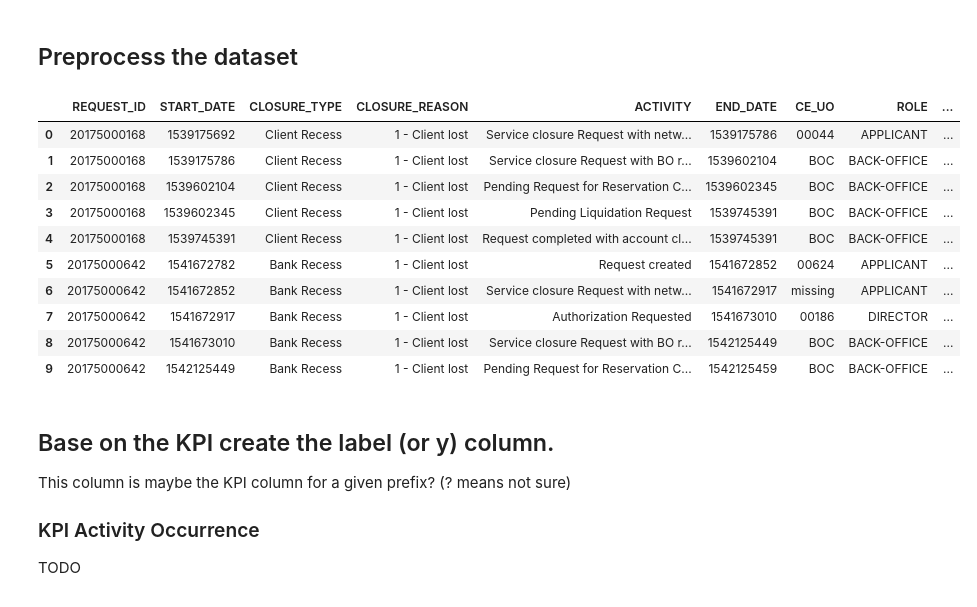
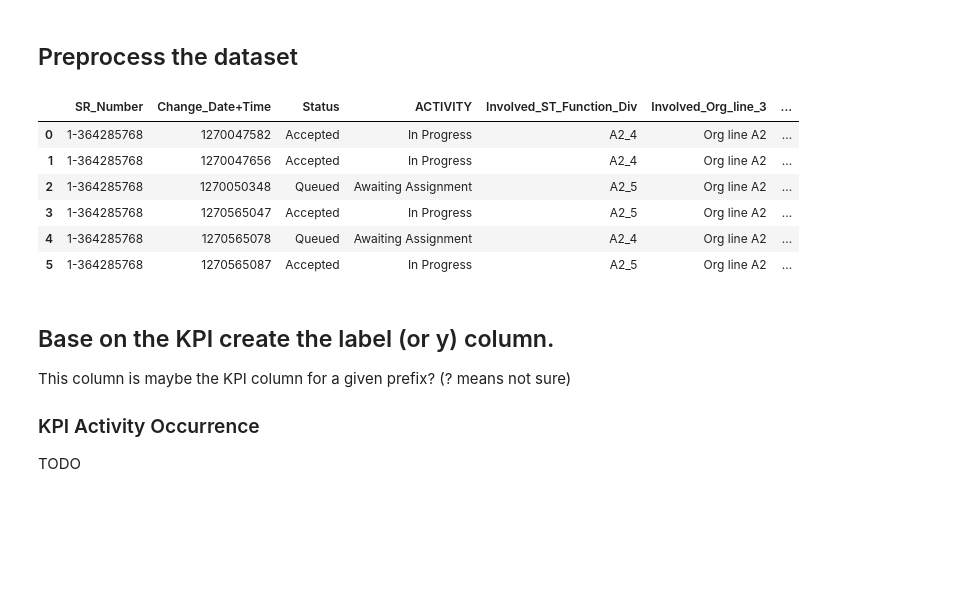
Before and after one commit to herozero777/explainable-prescriptive-analytics, a Jupyter notebook: src/00_preprocess_event_logs.ipynb, the cells around one changed output. Drawn from its saved outputs; the diff is of its cells as text; code cells hidden in the pictures; blank space fills up the shorter version.

```diff
--- a/src/00_preprocess_event_logs.ipynb
+++ b/src/00_preprocess_event_logs.ipynb
@@ -26,10 +32,10 @@ class EventLog:
 # Select the dataset to use
 # data_file_path = "./data/VINST_cases_incidents_mini.csv"
 # data_file_path = "./data/VINST cases incidents.csv"
-# dataset = "VINST cases incidents.csv"  # VINST case incident
-dataset = "completed.csv"              # bank_account_closure
+dataset = "VINST cases incidents.csv"  # VINST case incident, for Total Time KPI case
+# dataset = "completed.csv"                # bank_account_closure
 # %%
-data_dir = "../data"
+data_dir = "./data"
 data_file_path = os.path.join(data_dir, dataset)
 if dataset == "completed.csv":
     KPI = "activity_occurrence"
@@ -48,11 +54,11 @@ else:
     start_date_name = 'Change_Date+Time'  # Maybe change to start_et (start even time)
     activity_column_name = "ACTIVITY"
     end_date_name = None
-
+    train_size = 0.8
     df = pd.read_csv(data_file_path, parse_dates=[1])  # concern: what is date col position is different?
     df[start_date_name] = df[start_date_name].view('int64') // 10**9  # 10**9 Converts nanoseconds to seconds
 
-preprocessed_data_dir = "../preprocessed_datasets"
+preprocessed_data_dir = "./preprocessed_datasets"
 use_saved_model = False
 # %%
 print(f"Number of rows: {len(df):,}")
@@ -114,7 +120,7 @@ def get_time_from_midnight(dt_obj: pd.Timestamp) -> int:
     """
     return dt_obj.hour * 3600 + dt_obj.minute * 60 + dt_obj.second
 
-def add_features(df, case_id_name: str, start_date_name: str) -> pd.DataFrame:
+def add_features(df, case_id_name: str, start_date_name: str, end_date_name=None) -> pd.DataFrame:
     """
     Times that are integer are in seconds.
     """
@@ -122,7 +128,8 @@ def add_features(df, case_id_name: str, start_date_name: str) -> pd.DataFrame:
     df["time_from_previous_et"] = 0
     df["time_from_midnight"] = 0
     df["weekday"] = 0
-    df["activity_duration"] = 0
+    if end_date_name is not None:
+        df["activity_duration"] = 0
     df["time_remaining"] = 0
 
     gdf = df.groupby(case_id_name)
@@ -188,23 +195,19 @@ def change_history(df, activity_column_name="ACTIVITY"):
             df.at[i, '# ' + activity_column_name + '=' + act] -= 1
     return df
 # %%
-df = add_features(df, case_id_name, start_date_name)
+df = add_features(df, case_id_name, start_date_name, end_date_name)
 df = add_aggregated_history(df, case_id_name, activity_column_name)
 df = change_history(df, activity_column_name=activity_column_name)
 # %%
-df[:10]
+df[:6]
 # %% [output]
-|  | REQUEST_ID | START_DATE | CLOSURE_TYPE | CLOSURE_REASON | ACTIVITY | END_DATE | CE_UO | ROLE | ... |
-| 0 | 20175000168 | 1539175692 | Client Recess | 1 - Client lost | Service closure Request with netw... | 1539175786 | 00044 | APPLICANT | ... |
-| 1 | 20175000168 | 1539175786 | Client Recess | 1 - Client lost | Service closure Request with BO r... | 1539602104 | BOC | BACK-OFFICE | ... |
-| 2 | 20175000168 | 1539602104 | Client Recess | 1 - Client lost | Pending Request for Reservation C... | 1539602345 | BOC | BACK-OFFICE | ... |
-| 3 | 20175000168 | 1539602345 | Client Recess | 1 - Client lost | Pending Liquidation Request | 1539745391 | BOC | BACK-OFFICE | ... |
-| 4 | 20175000168 | 1539745391 | Client Recess | 1 - Client lost | Request completed with account cl... | 1539745391 | BOC | BACK-OFFICE | ... |
-| 5 | 20175000642 | 1541672782 | Bank Recess | 1 - Client lost | Request created | 1541672852 | 00624 | APPLICANT | ... |
-| 6 | 20175000642 | 1541672852 | Bank Recess | 1 - Client lost | Service closure Request with netw... | 1541672917 | missing | APPLICANT | ... |
-| 7 | 20175000642 | 1541672917 | Bank Recess | 1 - Client lost | Authorization Requested | 1541673010 | 00186 | DIRECTOR | ... |
-| 8 | 20175000642 | 1541673010 | Bank Recess | 1 - Client lost | Service closure Request with BO r... | 1542125449 | BOC | BACK-OFFICE | ... |
-| 9 | 20175000642 | 1542125449 | Bank Recess | 1 - Client lost | Pending Request for Reservation C... | 1542125459 | BOC | BACK-OFFICE | ... |
+|  | SR_Number | Change_Date+Time | Status | ACTIVITY | Involved_ST_Function_Div | Involved_Org_line_3 | ... |
+| 0 | 1-364285768 | 1270047582 | Accepted | In Progress | A2_4 | Org line A2 | ... |
+| 1 | 1-364285768 | 1270047656 | Accepted | In Progress | A2_4 | Org line A2 | ... |
+| 2 | 1-364285768 | 1270050348 | Queued | Awaiting Assignment | A2_5 | Org line A2 | ... |
+| 3 | 1-364285768 | 1270565047 | Accepted | In Progress | A2_5 | Org line A2 | ... |
+| 4 | 1-364285768 | 1270565078 | Queued | Awaiting Assignment | A2_4 | Org line A2 | ... |
+| 5 | 1-364285768 | 1270565087 | Accepted | In Progress | A2_5 | Org line A2 | ... |
 # %% [markdown]
 ## Base on the KPI create the label (or y) column.
 This column is maybe the KPI column for a given prefix? (? means not sure)
```
Also changed, not shown: parts of 17 cells of this notebook, 3 other files.
